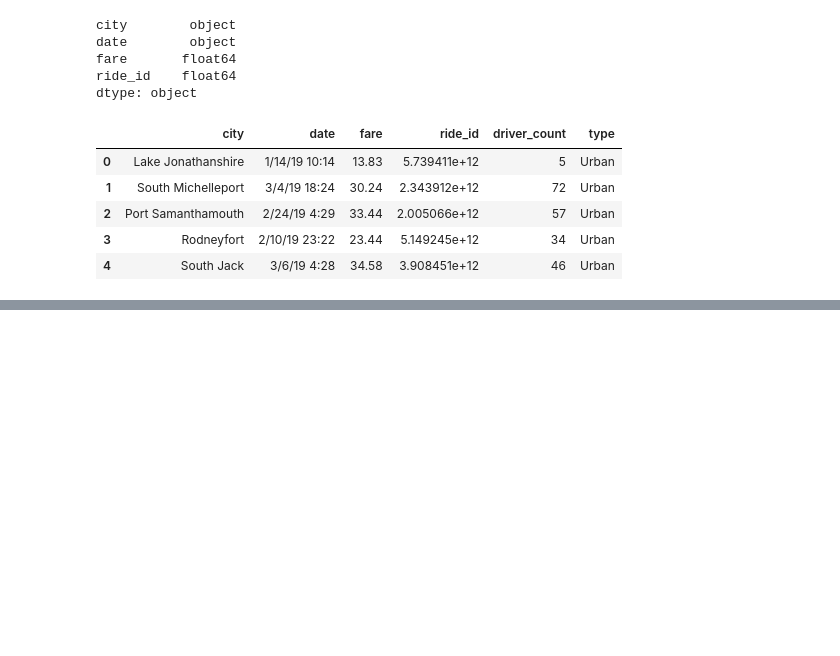
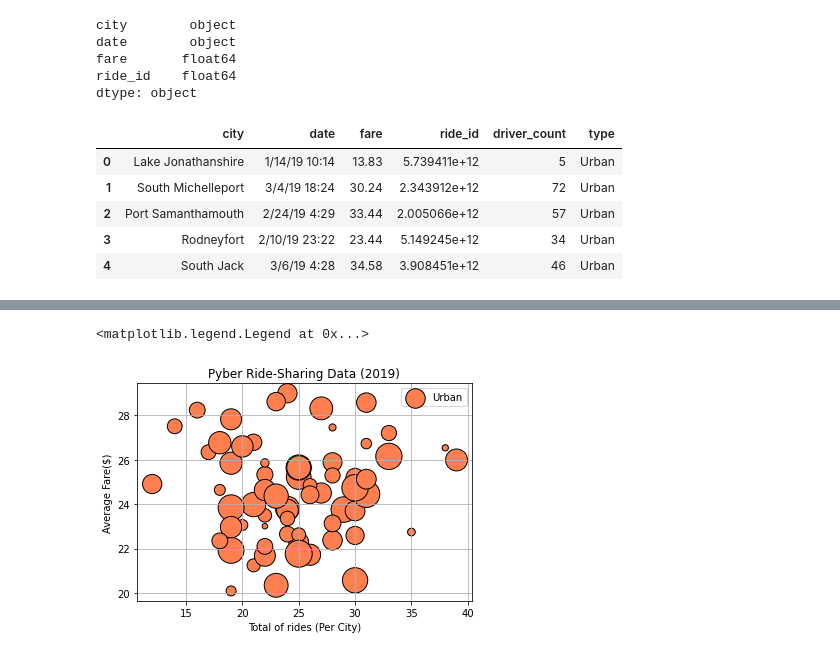
Before and after one commit to Brit0812/PyBer_Analysis, a Jupyter notebook: PyBer.ipynb, the cells around one changed output, grey strips where cells are left out. Drawn from its saved outputs; the diff is of its cells as text; code cells hidden in the pictures; blank space fills up the shorter version.

```diff
--- a/PyBer.ipynb
+++ b/PyBer.ipynb
@@ -114,3 +114,7 @@ pyber_data_df.head()
 | 2 | Port Samanthamouth | 2/24/19 4:29 | 33.44 | 2.005066e+12 | 57 | Urban |
 | 3 | Rodneyfort | 2/10/19 23:22 | 23.44 | 5.149245e+12 | 34 | Urban |
 | 4 | South Jack | 3/6/19 4:28 | 34.58 | 3.908451e+12 | 46 | Urban |
+# %%
+#urban DF
+urban_cities_df= pyber_data_df[pyber_data_df["type"]=="Urban"]
+urban_cities_df.head()
@@ -116,0 +150,4 @@ pyber_data_df.head()
+# %%
+#ride count per city
+urban_ride_count= urban_cities_df.groupby(["city"]).count()["ride_id"]
+urban_ride_count.head()
@@ -116,0 +184,4 @@ pyber_data_df.head()
+# %%
+#average fare for each city
+urban_avg_fare= urban_cities_df.groupby(["city"]).mean()["fare"]
+urban_avg_fare.head()
@@ -116,0 +218,4 @@ pyber_data_df.head()
+# %%
+#average number of drivers per city
+urban_avg_drivers= urban_cities_df.groupby(["city"]).mean()["driver_count"]
+urban_avg_drivers.head()
@@ -116,0 +252,18 @@ pyber_data_df.head()
+# %%
+#scatter plot CITY ;)
+#alpha= transparency 0.1 translucent and 1 pigmented
+#remember "s" will adjust the size of the bubbles
+plt.scatter(urban_ride_count,
+            urban_avg_fare,
+            s= 10*urban_avg_drivers,
+            color= "coral",
+            edgecolor= "black", linewidths=1,
+            alpha= 1, label="Urban")
+plt.grid(True)
+plt.ylabel("Average Fare($)")
+plt.xlabel("Total of rides (Per City)")
+plt.title("Pyber Ride-Sharing Data (2019)")
+plt.legend()
+# %% [output]
+<matplotlib.legend.Legend at 0x...>
+[figure, added]
```
Also changed, not shown: parts of 54 cells of this notebook, 5 other files.
